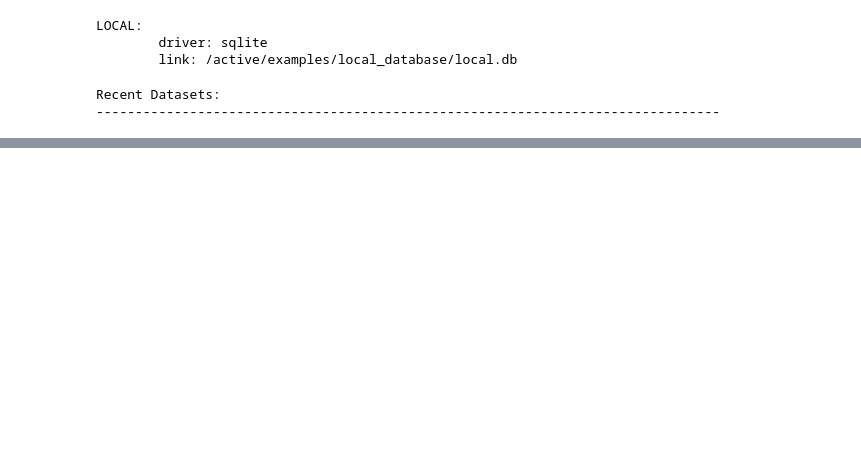
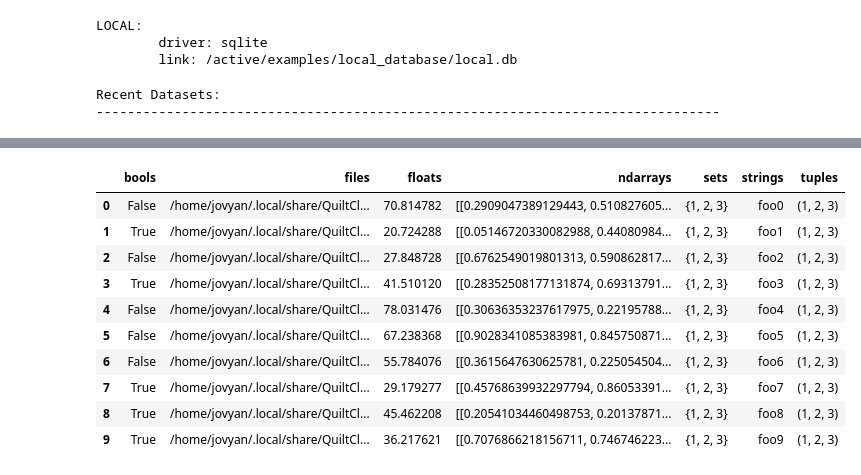
Before and after one commit to AllenCellModeling/datasetdatabase, a Jupyter notebook: examples/TESTING-datasetdatabase_object.ipynb, the cells around one changed output, grey strips where cells are left out. Drawn from its saved outputs; the diff is of its cells as text; code cells hidden in the pictures; blank space fills up the shorter version.

Commit message:
get dataset is back!

```diff
--- a/examples/TESTING-datasetdatabase_object.ipynb
+++ b/examples/TESTING-datasetdatabase_object.ipynb
@@ -178,3 +192,17 @@ Recent Datasets:
+# %%
+local.get_dataset(2)
+# %% [output]
+|  | bools | files | floats | ndarrays | sets | strings | tuples |
+| 0 | False | /home/jovyan/.local/share/QuiltCl... | 70.814782 | [[0.2909047389129443, 0.510827605... | {1, 2, 3} | foo0 | (1, 2, 3) |
+| 1 | True | /home/jovyan/.local/share/QuiltCl... | 20.724288 | [[0.05146720330082988, 0.44080984... | {1, 2, 3} | foo1 | (1, 2, 3) |
+| 2 | False | /home/jovyan/.local/share/QuiltCl... | 27.848728 | [[0.6762549019801313, 0.590862817... | {1, 2, 3} | foo2 | (1, 2, 3) |
+| 3 | True | /home/jovyan/.local/share/QuiltCl... | 41.510120 | [[0.28352508177131874, 0.69313791... | {1, 2, 3} | foo3 | (1, 2, 3) |
+| 4 | False | /home/jovyan/.local/share/QuiltCl... | 78.031476 | [[0.30636353237617975, 0.22195788... | {1, 2, 3} | foo4 | (1, 2, 3) |
+| 5 | False | /home/jovyan/.local/share/QuiltCl... | 67.238368 | [[0.9028341085383981, 0.845750871... | {1, 2, 3} | foo5 | (1, 2, 3) |
+| 6 | False | /home/jovyan/.local/share/QuiltCl... | 55.784076 | [[0.3615647630625781, 0.225054504... | {1, 2, 3} | foo6 | (1, 2, 3) |
+| 7 | True | /home/jovyan/.local/share/QuiltCl... | 29.179277 | [[0.45768639932297794, 0.86053391... | {1, 2, 3} | foo7 | (1, 2, 3) |
+| 8 | True | /home/jovyan/.local/share/QuiltCl... | 45.462208 | [[0.20541034460498753, 0.20137871... | {1, 2, 3} | foo8 | (1, 2, 3) |
+| 9 | True | /home/jovyan/.local/share/QuiltCl... | 36.217621 | [[0.7076866218156711, 0.746746223... | {1, 2, 3} | foo9 | (1, 2, 3) |
 # %%
 local._deep_print()
 # %% [output]
```
Also changed, not shown: parts of 8 cells of this notebook, 2 other files.
